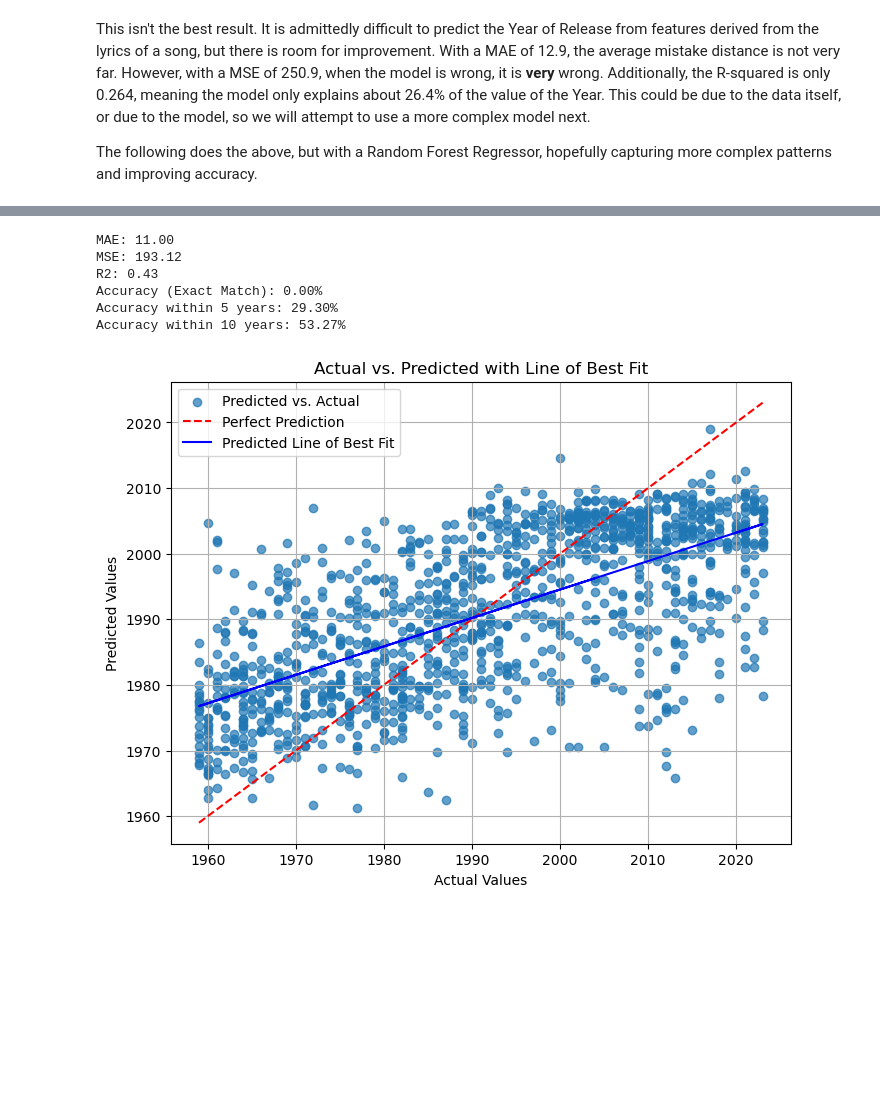
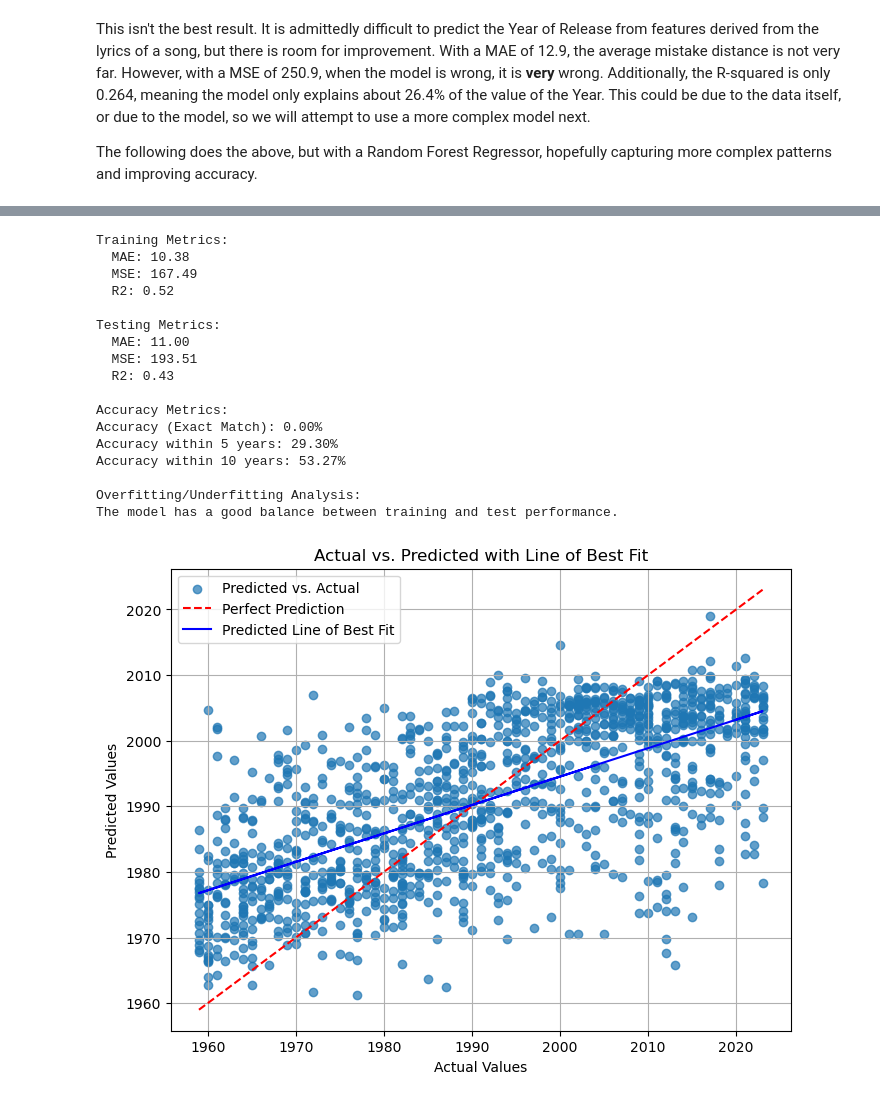
Before and after one commit to lbj1533/ML_FinalProj, a Jupyter notebook: process/evaluatingModel.ipynb, the cells around one changed output, grey strips where cells are left out. Cells and saved outputs as stored; diff of their text form; code cells hidden in the pictures; blank space fills up the shorter version.

Commit message:
adding over/underfitting analysis

```diff
--- a/process/evaluatingModel.ipynb
+++ b/process/evaluatingModel.ipynb
@@ -162,48 +223,84 @@ Accuracy within 10 years: 55.04%
 # %%
 from sklearn.ensemble import GradientBoostingRegressor
 gbr_model = GradientBoostingRegressor()
 gbr_model.fit(X_train, y_train)
-y_pred = gbr_model.predict(X_test)
 
-# eval model
-mae = mean_absolute_error(y_test, y_pred)
-mse = mean_squared_error(y_test, y_pred)
-r2 = r2_score(y_test, y_pred)
-accuracy = calculate_accuracy(y_test, y_pred)
-accuracy_within_5 = calculate_accuracy_within_threshold(y_test, y_pred, 5)
-accuracy_within_10 = calculate_accuracy_within_threshold(y_test, y_pred, 10)
+y_train_pred = gbr_model.predict(X_train)
+y_test_pred = gbr_model.predict(X_test)
+
+# eval training data
+train_mae = mean_absolute_error(y_train, y_train_pred)
+train_mse = mean_squared_error(y_train, y_train_pred)
+train_r2 = r2_score(y_train, y_train_pred)
+
+# eval test data
+test_mae = mean_absolute_error(y_test, y_test_pred)
+test_mse = mean_squared_error(y_test, y_test_pred)
+test_r2 = r2_score(y_test, y_test_pred)
+
+accuracy_test = calculate_accuracy(y_test, y_test_pred)
+accuracy_within_5_test = calculate_accuracy_within_threshold(y_test, y_test_pred, 5)
+accuracy_within_10_test = calculate_accuracy_within_threshold(y_test, y_test_pred, 10)
+
+# eval metrics
+print("Training Metrics:")
+print(f"  MAE: {train_mae:.2f}")
+print(f"  MSE: {train_mse:.2f}")
+print(f"  R2: {train_r2:.2f}\n")
+
+print("Testing Metrics:")
+print(f"  MAE: {test_mae:.2f}")
+print(f"  MSE: {test_mse:.2f}")
+print(f"  R2: {test_r2:.2f}\n")
+
+print("Accuracy Metrics:")
+print(f"Accuracy (Exact Match): {accuracy_test:.2f}%")
+print(f"Accuracy within 5 years: {accuracy_within_5_test:.2f}%")
+print(f"Accuracy within 10 years: {accuracy_within_10_test:.2f}%")
+
+print("\nOverfitting/Underfitting Analysis:")
+if train_r2 > test_r2 + 0.1:
+    print("The model is overfitting (better performance on training data).")
+elif train_r2 < test_r2 - 0.1:
+    print("The model is underfitting (poor performance on both training and test data).")
+else:
+    print("The model has a good balance between training and test performance.")
 
 
-print(f"MAE: {mae:.2f}")
-print(f"MSE: {mse:.2f}")
-print(f"R2: {r2:.2f}")
-print(f"Accuracy (Exact Match): {accuracy:.2f}%")
-print(f"Accuracy within 5 years: {accuracy_within_5:.2f}%")
-print(f"Accuracy within 10 years: {accuracy_within_10:.2f}%")
-
 plt.figure(figsize=(8, 6))
-plt.scatter(y_test, y_pred, alpha=0.7, label="Predicted vs. Actual")
+plt.scatter(y_test, y_test_pred, alpha=0.7, label="Predicted vs. Actual")
 
 # perfect prediction 1:1
 plt.plot([y_test.min(), y_test.max()], [y_test.min(), y_test.max()], color='red', linestyle='--', label="Perfect Prediction")
 
 # line of best fit to compare to above line
 y_test_array = y_test.to_numpy().reshape(-1, 1)
-reg = LinearRegression().fit(y_test_array, y_pred)
+reg = LinearRegression().fit(y_test_array, y_test_pred)
 best_fit = reg.predict(y_test_array)
 plt.plot(y_test, best_fit, color='blue', label="Predicted Line of Best Fit")
 
 plt.xlabel("Actual Values")
 plt.ylabel("Predicted Values")
 plt.title("Actual vs. Predicted with Line of Best Fit")
 plt.legend()
 plt.grid(True)
 plt.show()
 # %% [output]
-MAE: 11.00
-MSE: 193.12
-R2: 0.43
+Training Metrics:
+  MAE: 10.38
+  MSE: 167.49
+  R2: 0.52
+
+Testing Metrics:
+  MAE: 11.00
+  MSE: 193.51
+  R2: 0.43
+
+Accuracy Metrics:
 Accuracy (Exact Match): 0.00%
 Accuracy within 5 years: 29.30%
 Accuracy within 10 years: 53.27%
+
+Overfitting/Underfitting Analysis:
+The model has a good balance between training and test performance.
-[figure, old version]
+[figure, new version]
```
Also changed, not shown: parts of 3 cells of this notebook.
